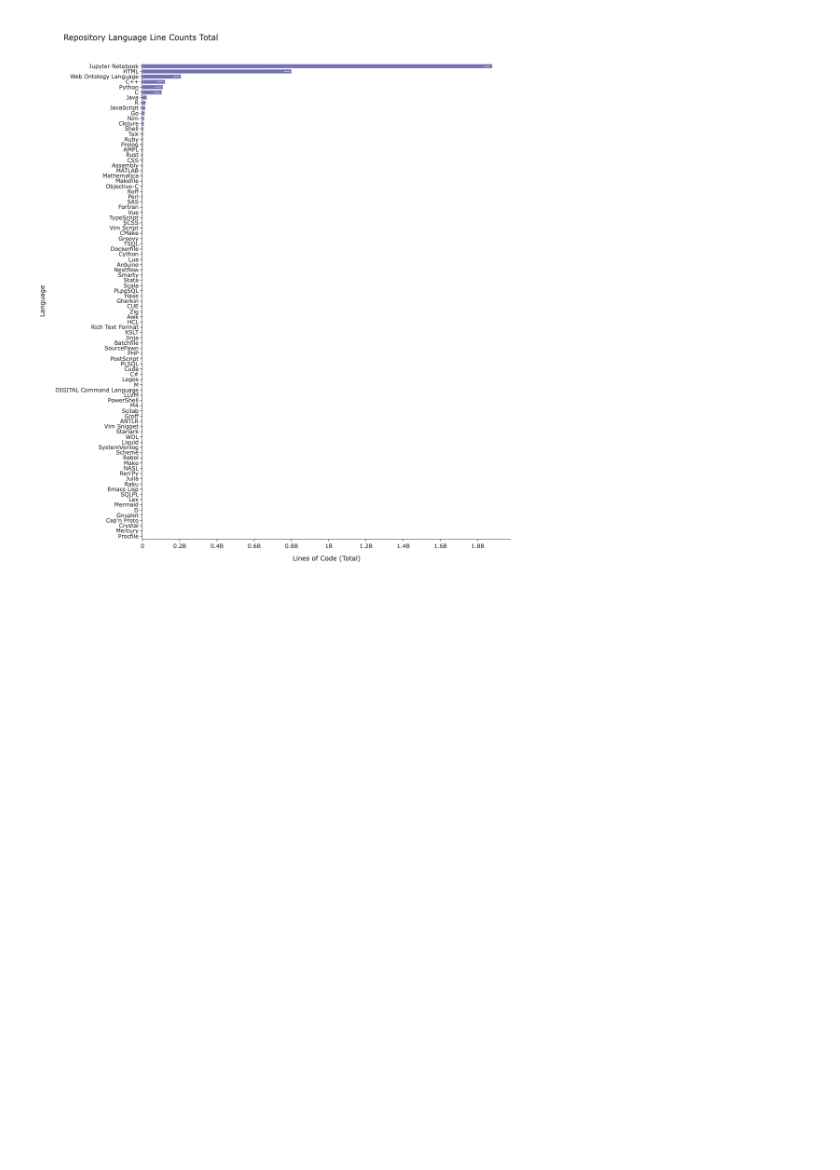
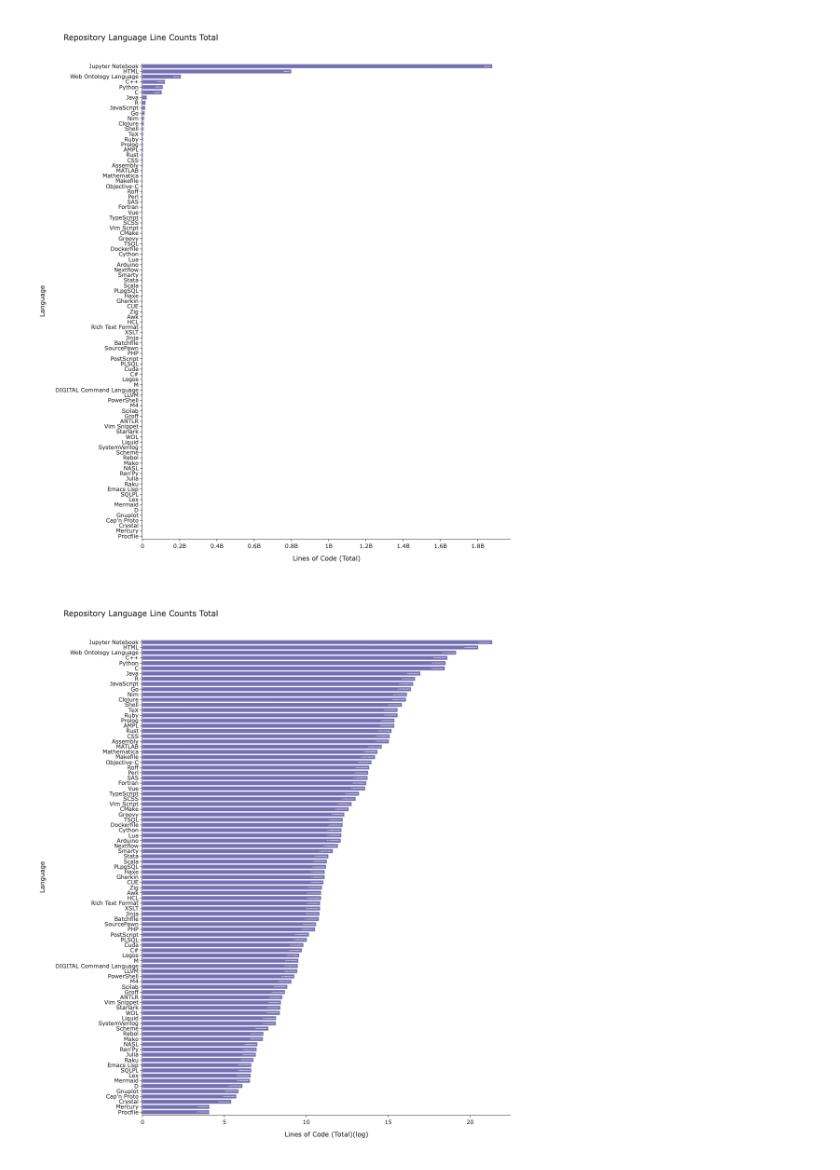
Before and after one commit to CU-DBMI/set-effort-analysis, a Jupyter notebook: set_effort_analysis/dbmi-related-software-landscape.ipynb, the cells around one changed output. Saved outputs shown, nothing was run; the diff lists cells and outputs as text; code cells hidden in the pictures; blank space fills up the shorter version.

```diff
--- a/set_effort_analysis/dbmi-related-software-landscape.ipynb
+++ b/set_effort_analysis/dbmi-related-software-landscape.ipynb
@@ -111,6 +142,7 @@ github_metrics = [
         "GitHub Description": repo.description,
         "GitHub Readme": safe_get_readme(repo),
         "GitHub Detected Languages": repo.get_languages(),
+        "GitHub Repo SBOM": get_github_repo_sbom(repo.full_name),
     }
     # make a request for github org data with pygithub
     for org_name, repo in [
@@ -127,6 +159,17 @@ ak.Array(github_metrics)
 Request GET /repos/brentp/primer failed with 403: Forbidden
 Setting next backoff to 282.146736s
 <Array [{'GitHub Org Name': ..., ...}, ...] type='1099 * {"GitHub Org Name"...'>
+# %%
+# gather sbom data from GitHub
+github_metrics = [
+    dict({})
+    # make a request for github org data with pygithub
+    for existing_data, repo in [
+        (existing_data, github_client.get_repo(repo["GitHub Repo Full Name"]))
+        for existing_data in github_metrics
+    ]
+]
+ak.Array(github_metrics)
 # %%
 df_github_metrics = pd.DataFrame(github_metrics)
 df_github_metrics.info()
@@ -317,2 +365,42 @@ fig_languages.update_layout(
 # %% [output]
 [figure]
+# %%
+df_total_language_line_counts["line_count_log"] = np.log(
+    df_total_language_line_counts["line_count"]
+)
+
+# Create a horizontal bar chart for language line count totals
+fig_languages = px.bar(
+    data_frame=df_total_language_line_counts.sort_values(by="line_count_log"),
+    title=f"Repository Language Line Counts Total",
+    y="language",
+    x="line_count_log",
+    color_discrete_sequence=[color_seq[2]],
+    text="line_count_log",
+    orientation="h",
+    width=1200,
+    height=1200,
+)
+
+# Customize layout to display count labels properly
+fig_languages.update_traces(
+    texttemplate="%{text}",
+    textposition="inside",
+)
+fig_languages.update_layout(
+    xaxis_title="Lines of Code (Total)(log)",
+    yaxis_title="Language",
+    # ensure all y axis labels appear
+    yaxis=dict(
+        tickmode="array",
+        tickvals=df_total_language_line_counts["language"].tolist(),
+        ticktext=df_total_language_line_counts["language"].tolist(),
+    ),
+)
+
+fig_languages.write_image(
+    "images/software-landscape-language-line-counts-total-log.png"
+)
+fig_languages.show()
+# %% [output]
+[figure, added]
```
Also changed, not shown: parts of 4 cells of this notebook, 3 other files.
